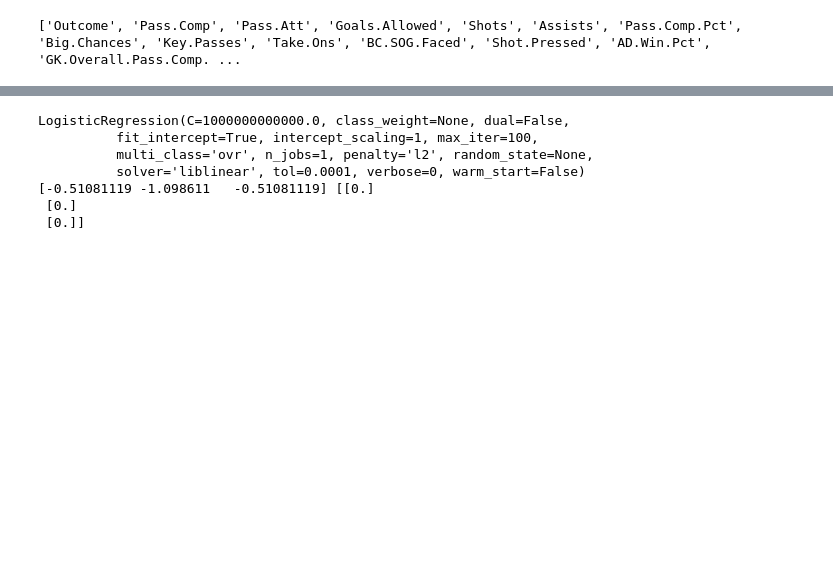
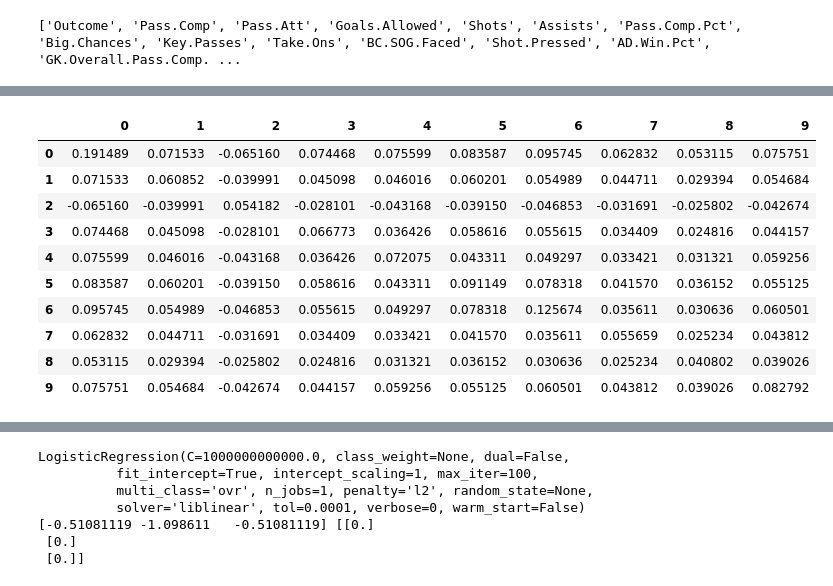
Before and after one commit to lundarmodel/bootcamp_final, a Jupyter notebook: james_jupyter_playground.ipynb, the cells around one changed output, grey strips where cells are left out. Cells and saved outputs as stored; diff of their text form; code cells hidden in the pictures; blank space fills up the shorter version.

```diff
--- a/james_jupyter_playground.ipynb
+++ b/james_jupyter_playground.ipynb
@@ -161,3 +200,21 @@ print(df)
+# %%
+#print(df)
+
+#How much is too much?
+#https://pandas.pydata.org/pandas-docs/stable/generated/pandas.DataFrame.cov.html
+df.cov()
+# %% [output]
+|  | 0 | 1 | 2 | 3 | 4 | 5 | 6 | 7 | 8 | 9 |
+| 0 | 0.191489 | 0.071533 | -0.065160 | 0.074468 | 0.075599 | 0.083587 | 0.095745 | 0.062832 | 0.053115 | 0.075751 |
+| 1 | 0.071533 | 0.060852 | -0.039991 | 0.045098 | 0.046016 | 0.060201 | 0.054989 | 0.044711 | 0.029394 | 0.054684 |
+| 2 | -0.065160 | -0.039991 | 0.054182 | -0.028101 | -0.043168 | -0.039150 | -0.046853 | -0.031691 | -0.025802 | -0.042674 |
+| 3 | 0.074468 | 0.045098 | -0.028101 | 0.066773 | 0.036426 | 0.058616 | 0.055615 | 0.034409 | 0.024816 | 0.044157 |
+| 4 | 0.075599 | 0.046016 | -0.043168 | 0.036426 | 0.072075 | 0.043311 | 0.049297 | 0.033421 | 0.031321 | 0.059256 |
+| 5 | 0.083587 | 0.060201 | -0.039150 | 0.058616 | 0.043311 | 0.091149 | 0.078318 | 0.041570 | 0.036152 | 0.055125 |
+| 6 | 0.095745 | 0.054989 | -0.046853 | 0.055615 | 0.049297 | 0.078318 | 0.125674 | 0.035611 | 0.030636 | 0.060501 |
+| 7 | 0.062832 | 0.044711 | -0.031691 | 0.034409 | 0.033421 | 0.041570 | 0.035611 | 0.055659 | 0.025234 | 0.043812 |
+| 8 | 0.053115 | 0.029394 | -0.025802 | 0.024816 | 0.031321 | 0.036152 | 0.030636 | 0.025234 | 0.040802 | 0.039026 |
+| 9 | 0.075751 | 0.054684 | -0.042674 | 0.044157 | 0.059256 | 0.055125 | 0.060501 | 0.043812 | 0.039026 | 0.082792 |
 # %%
 # C=1e12 is effectively no regularization - see https://github.com/scikit-learn/scikit-learn/issues/6738
 clf = sklearn.linear_model.LogisticRegression(C=1e12, random_state=0)
```
Also changed, not shown: parts of 9 cells of this notebook, 4 other files.
